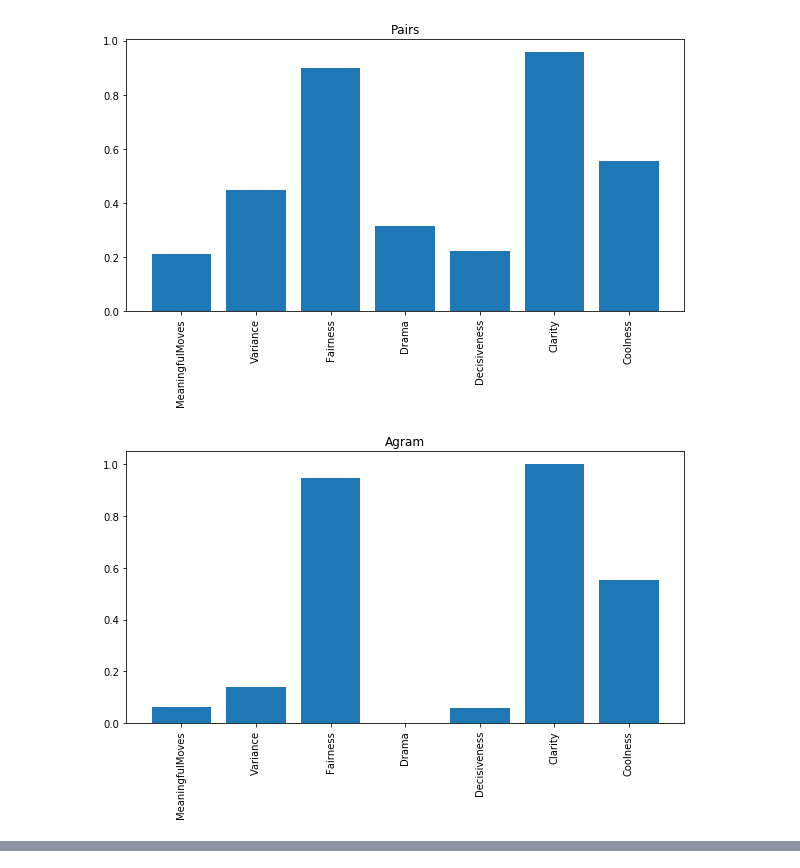
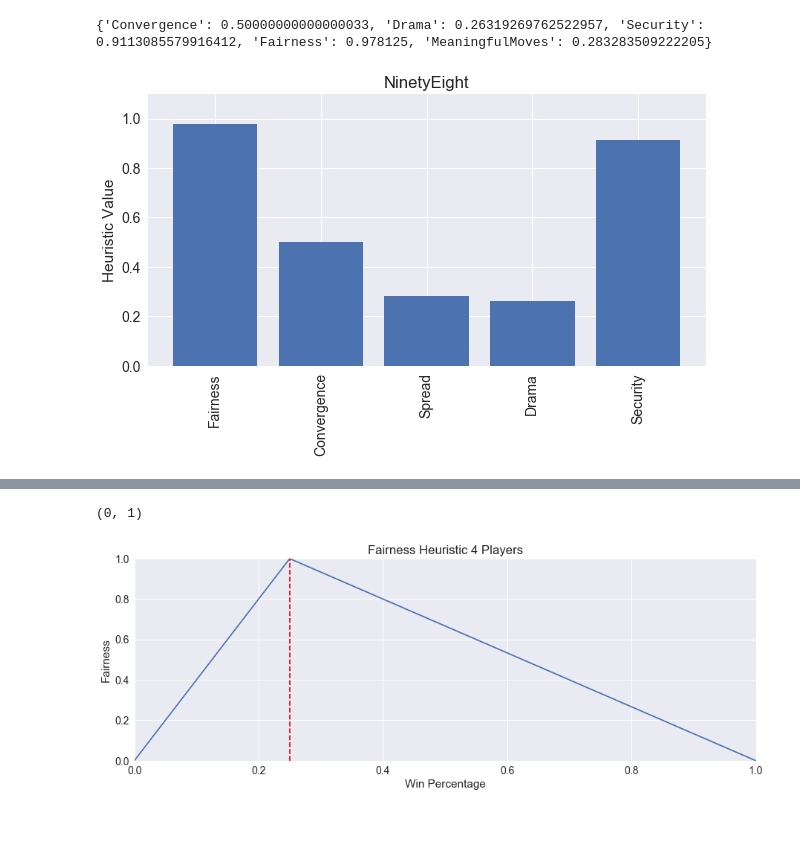
Before and after one commit to mgoadric/cardstock, a Jupyter notebook: Analysis/CardStock Analysis.ipynb, the cells around one changed output, grey strips where cells are left out. Drawn from its saved outputs; the diff is of its cells as text; code cells hidden in the pictures; blank space fills up the shorter version.

```diff
--- a/Analysis/CardStock Analysis.ipynb
+++ b/Analysis/CardStock Analysis.ipynb
@@ -5,3 +10,11 @@ import pandas
 from matplotlib.ticker import MaxNLocator
 %matplotlib inline
+# %%
+count = {"AllAI":100, "AllRnd":100, "RndandAI":100}
+typename = {"AllAI":"All AI Players", "AllRnd":"Random Players", "RndandAI":"One AI, Rest Random Players"}
+nump = {"Agram":4, "Pairs":2, "NinetyEight":4}
+convergence = {}
+heuristics = {}
+game = "NinetyEight"
+tricktaking = False
 # %%
@@ -79,5 +236,4 @@ for type in count.keys():
 # %%
-game = "Agram"
 type = "RndandAI"
 w = 0.4
 fpw = []
@@ -121,7 +277,7 @@ plt.bar([x + w/2 for x in range(2, len(fpw) + 2)], expected, width=w, color="r")
 plt.errorbar([x - w/2 for x in range(2, len(fpw) + 2)], fpw, yerr=fpwerr, fmt='none', capsize=4, color="k")
 plt.xlabel("Number of Players")
 plt.ylabel("Win Probability")
-plt.legend(["AI", "Random"])
+plt.legend(["AI", "Random"], loc=1)
 plt.title(game + " AI Win Rate")
 
 expected = [(x - 1) / x for x in range(2, len(fpw) + 2)]
@@ -133,6 +289,6 @@ plt.bar([x + w/2 for x in range(2, len(fpw) + 2)], expected, width=w, color="r")
 plt.errorbar([x - w/2 for x in range(2, len(fpw) + 2)], nl, yerr=nlerr, fmt='none', capsize=4, color="k")
 plt.xlabel("Number of Players")
 plt.ylabel("Nonloss Probability")
+plt.title(game + " AI Nonloss Rate")
 plt.legend(["AI", "Random"])
-plt.title(game + " AI Nonloss Rate")
 # %% [output]
@@ -153,18 +459,29 @@ rank
 # %%
-for game in ["Pairs", "Agram", "NinetyEight"]:
-    fopen = open("data/" + game + ".gdl-heuristics.txt")
-    data = fopen.readlines()
-    fopen.close()
-    names = []
-    values = []
-    for line in data:
-        h = line.strip().split("\t")
-        names.append(h[0])
-        values.append(float(h[1]))
-    plt.figure(figsize=(10,5))
-    plt.bar(range(len(values)), values)
-    plt.xticks(range(len(values)), names, rotation="vertical")
-    plt.title(game)
+fopen = open("../CardStockXam/bin/Release/games/" + game + str(nump) + ".gdl-heuristics.txt")
+data = fopen.readlines()
+fopen.close()
+names = []
+values = []
+for line in data:
+    h = line.strip().split("\t")
+    names.append(h[0])
+    values.append(float(h[1]))
+    if (names[-1] in ["MeaningfulMoves", "Fairness"]):
+        heuristics[names[-1]] = values[-1]
+plt.figure(figsize=(10,5))
+newnames = ["Fairness", "Convergence", "Spread", "Drama", "Security"]
+newvalues = []
+for n in newnames:
+    if n == "Spread":
+        newvalues.append(heuristics["MeaningfulMoves"])
+    else:
+        newvalues.append(heuristics[n])
+plt.bar(range(len(heuristics)), newvalues)
+plt.xticks(range(len(heuristics)), newnames, rotation="vertical")
+plt.title(game)
+plt.ylabel("Heuristic Value")
+plt.ylim(0, 1.1)
+print(heuristics)
 # %% [output]
+{'Convergence': 0.50000000000000033, 'Drama': 0.26319269762522957, 'Security': 0.9113085579916412, 'Fairness': 0.978125, 'MeaningfulMoves': 0.283283509222205}
-[figure, old version]
+[figure, new version]
-[figure, removed]
@@ -171,0 +488,14 @@ for game in ["Pairs", "Agram", "NinetyEight"]:
+# %%
+xs = [0, .25, 1]
+ys = [0, 1, 0]
+ax = plt.figure(figsize=(15,5)).gca()
+plt.plot(xs, ys)
+plt.title("Fairness Heuristic 4 Players")
+plt.ylabel("Fairness")
+plt.xlabel("Win Percentage")
+plt.axvline(x=0.25, color="r", ls="dashed")
+plt.ylim(0, 1)
+plt.xlim(0, 1)
+# %% [output]
+(0, 1)
+[figure, added]
```
Also changed, not shown: parts of 15 cells of this notebook, 8 other files.
